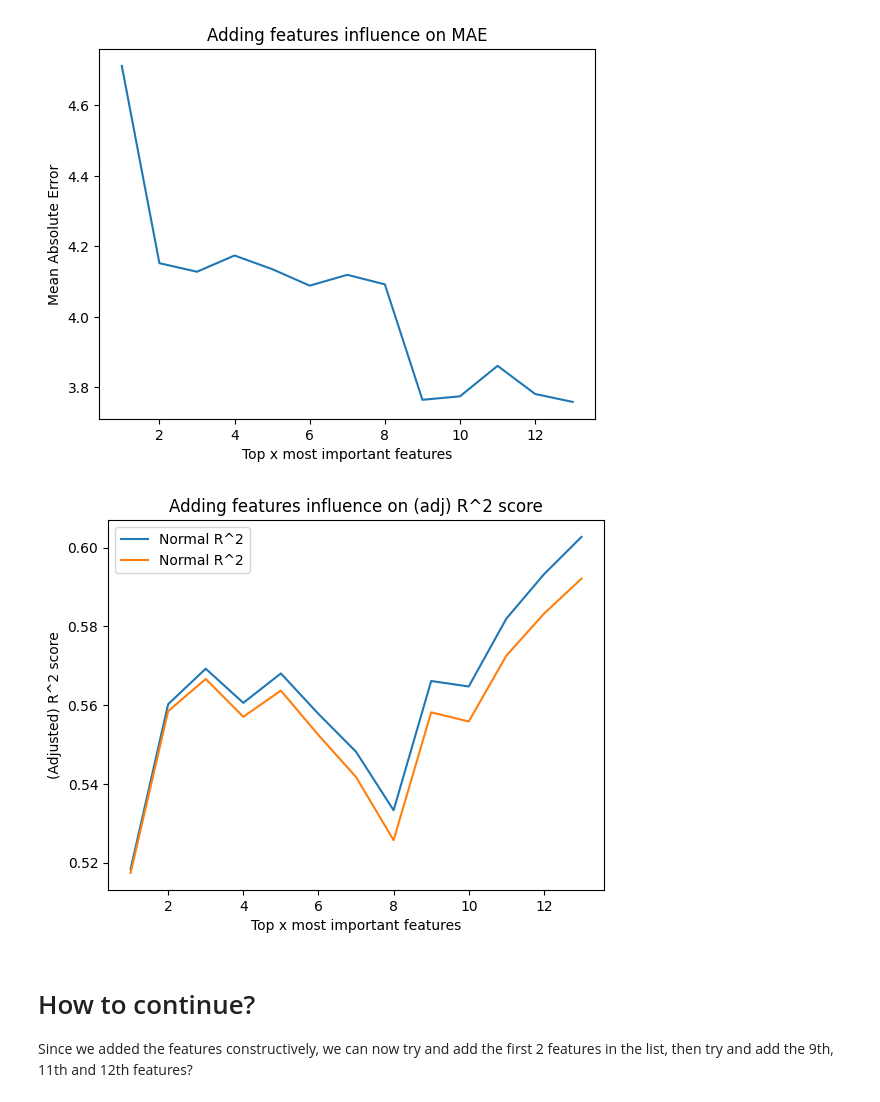
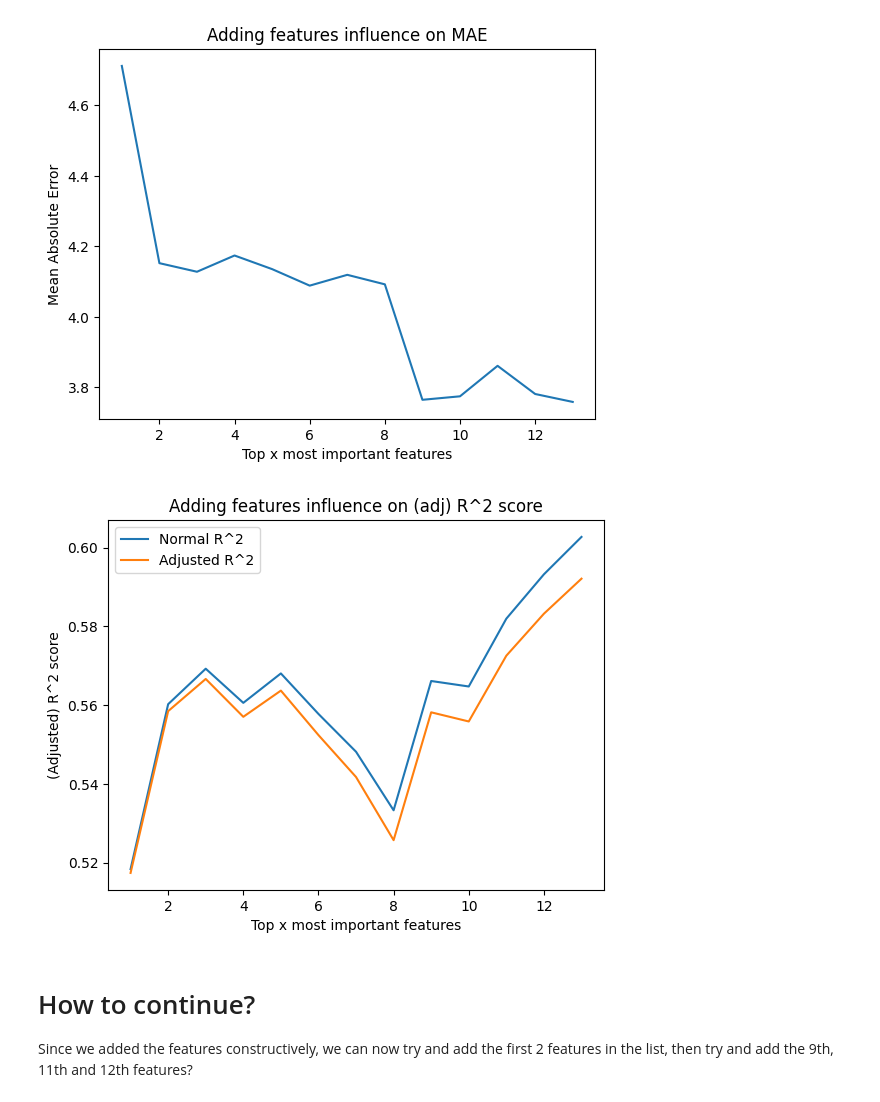
Before and after one commit to TheChickenAgent/ComputationalStatisticsKEN4258, a Jupyter notebook: BostonHousingNotebook.ipynb, the cells around one changed output. Saved outputs shown, nothing was run; the diff lists cells and outputs as text; code cells hidden in the pictures.

Commit message:
Name fix and difference plot

```diff
--- a/BostonHousingNotebook.ipynb
+++ b/BostonHousingNotebook.ipynb
@@ -214,14 +214,14 @@ plt.show()
 #plt.show()
 # %%
 plt.plot(range(1, len(feature_importances)+1), r_squared_scores, label = "Normal R^2")
-plt.plot(range(1, len(feature_importances)+1), adjusted_r_squared_scores, label = "Normal R^2")
+plt.plot(range(1, len(feature_importances)+1), adjusted_r_squared_scores, label = "Adjusted R^2")
 plt.xlabel('Top x most important features')
 plt.ylabel('(Adjusted) R^2 score')
 plt.title('Adding features influence on (adj) R^2 score')
 plt.legend()
 plt.show()
 # %% [output]
-[figure, old version]
+[figure, new version]
 # %% [markdown]
 # How to continue?
 
```
Also changed, not shown: parts of 1 cell of this notebook.
